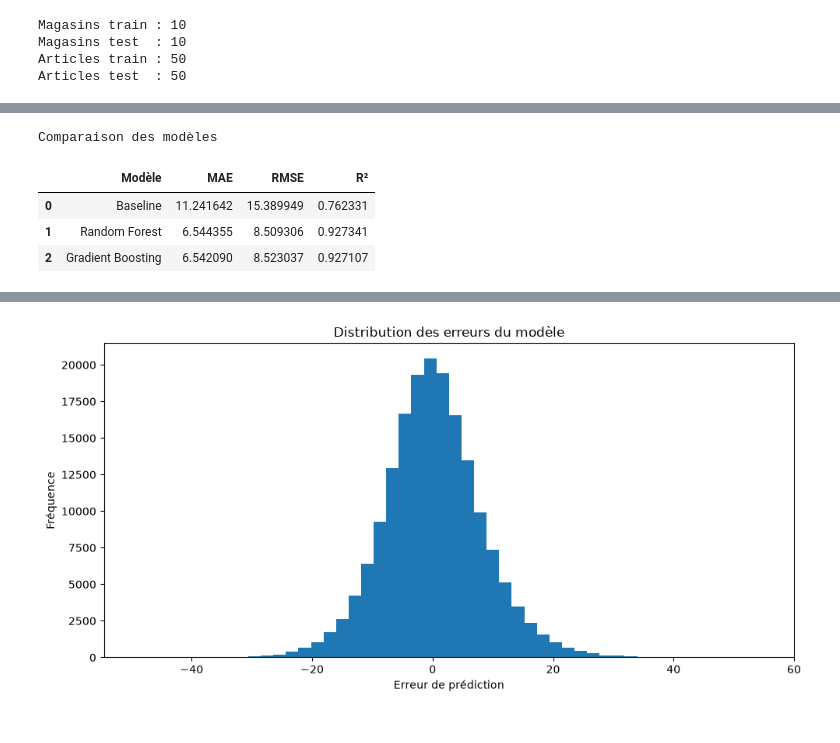
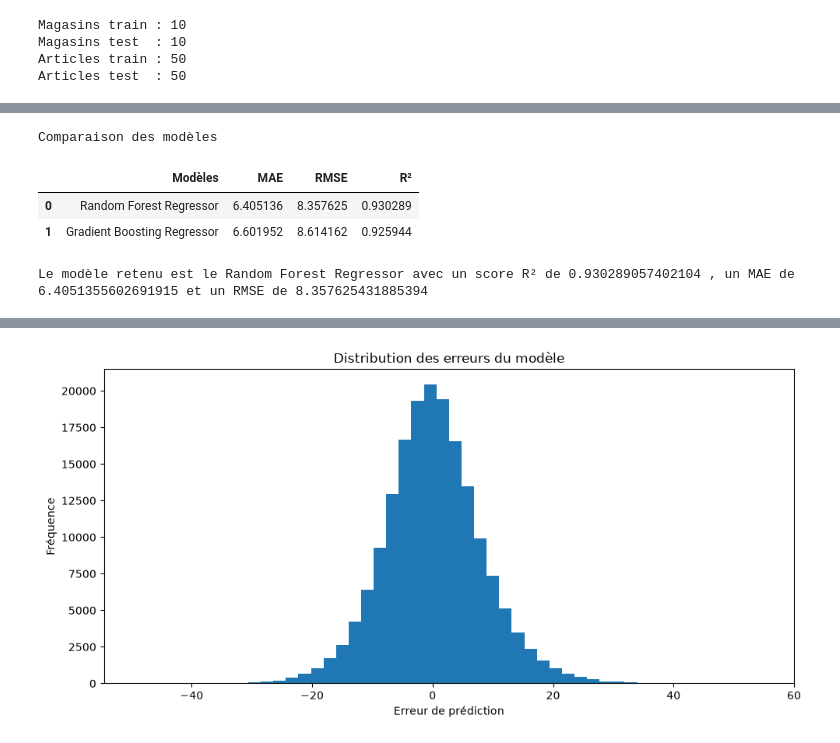
Before and after one commit to Darios999/prevision_demande_article_magasin, a Jupyter notebook: notebooks/modelisation.ipynb, the cells around one changed output, grey strips where cells are left out. Saved outputs shown, nothing was run; the diff lists cells and outputs as text; code cells hidden in the pictures.

```diff
--- a/notebooks/modelisation.ipynb
+++ b/notebooks/modelisation.ipynb
@@ -322,24 +274,31 @@ R² : 0.762330733605731
 # %%
-#Modèle : Random Forest Regressor
-from sklearn.ensemble import RandomForestRegressor
+print("Random Forest amélioré")
 
-#création du modèle
-model_rf = RandomForestRegressor(n_estimators=100,random_state=42,n_jobs=-1)
+model_rf = RandomForestRegressor(
+    n_estimators=100,
+    random_state=15,
+    n_jobs=-1,
+    max_depth=15,
+    min_samples_leaf=2
+)
 
-#Entraînement du modèle
-model_rf.fit(X_train,y_train)
+model_rf.fit(X_train, y_train)
 
-#Faisons les prédictions
 y_pred_rf = model_rf.predict(X_test)
 
-#Evaluons le modèle
-mae_rf = mean_absolute_error(y_test, y_pred_rf)
+mae_rf = mean_absolute_error(
+    y_test,
+    y_pred_rf
+)
 
 rmse_rf = np.sqrt(
     mean_squared_error(y_test, y_pred_rf)
 )
 
-r2_rf = r2_score(y_test, y_pred_rf)
+r2_rf = r2_score(
+    y_test,
+    y_pred_rf
+)
 
 print("Random Forest")
 print("MAE :", mae_rf)
@@ -412,36 +342,17 @@ R² : 0.927106737187643
-# %%
-
-print('Comparaison des modèles')
-resultats = pd.DataFrame({
-    "Modèle": [
-        "Baseline",
-        "Random Forest",
-        "Gradient Boosting"
-    ],
-    "MAE": [
-        mae_naive,
-        mae_rf,
-        mae_gb
-    ],
-    "RMSE": [
-        rmse_naive,
-        rmse_rf,
-        rmse_gb
-    ],
-    "R²": [
-        r2_naive,
-        r2_rf,
-        r2_gb
-    ]
-})
-
-resultats
-# %% [output]
-Comparaison des modèles
-|  | Modèle | MAE | RMSE | R² |
-| 0 | Baseline | 11.241642 | 15.389949 | 0.762331 |
-| 1 | Random Forest | 6.544355 | 8.509306 | 0.927341 |
-| 2 | Gradient Boosting | 6.542090 | 8.523037 | 0.927107 |
+# %%
+print('Comparaison des modèles')
+Comparaison = pd.DataFrame({"Modèles":
+["Random Forest Regressor","Gradient Boosting Regressor"],"MAE":[mae_rf,mae_gb],'RMSE':[rmse_rf,rmse_gb],'R²':[r2_rf,r2_gb]})
+Comparaison
+# %% [output]
+Comparaison des modèles
+|  | Modèles | MAE | RMSE | R² |
+| 0 | Random Forest Regressor | 6.405136 | 8.357625 | 0.930289 |
+| 1 | Gradient Boosting Regressor | 6.601952 | 8.614162 | 0.925944 |
+# %%
+print(f"Le modèle retenu est le Random Forest Regressor avec un score R² de {r2_rf} , un MAE de {mae_rf} et un RMSE de {rmse_rf}")
+# %% [output]
+Le modèle retenu est le Random Forest Regressor avec un score R² de 0.930289057402104 , un MAE de 6.4051355602691915 et un RMSE de 8.357625431885394
 # %%
 print('Visualisation des modèles : réelle vs prédiction')
 
```
Also changed, not shown: parts of 36 cells of this notebook, 8 other files.
